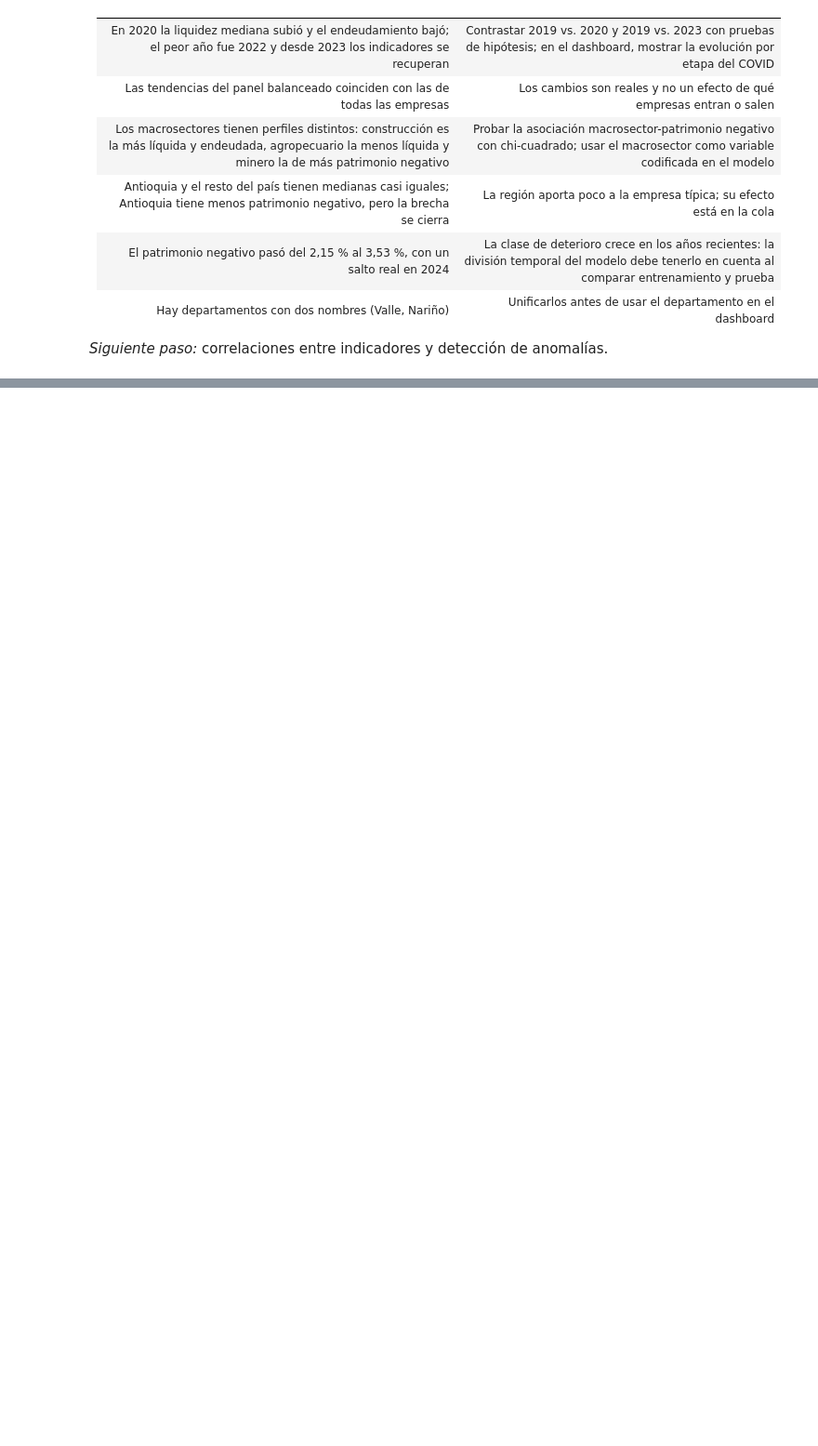
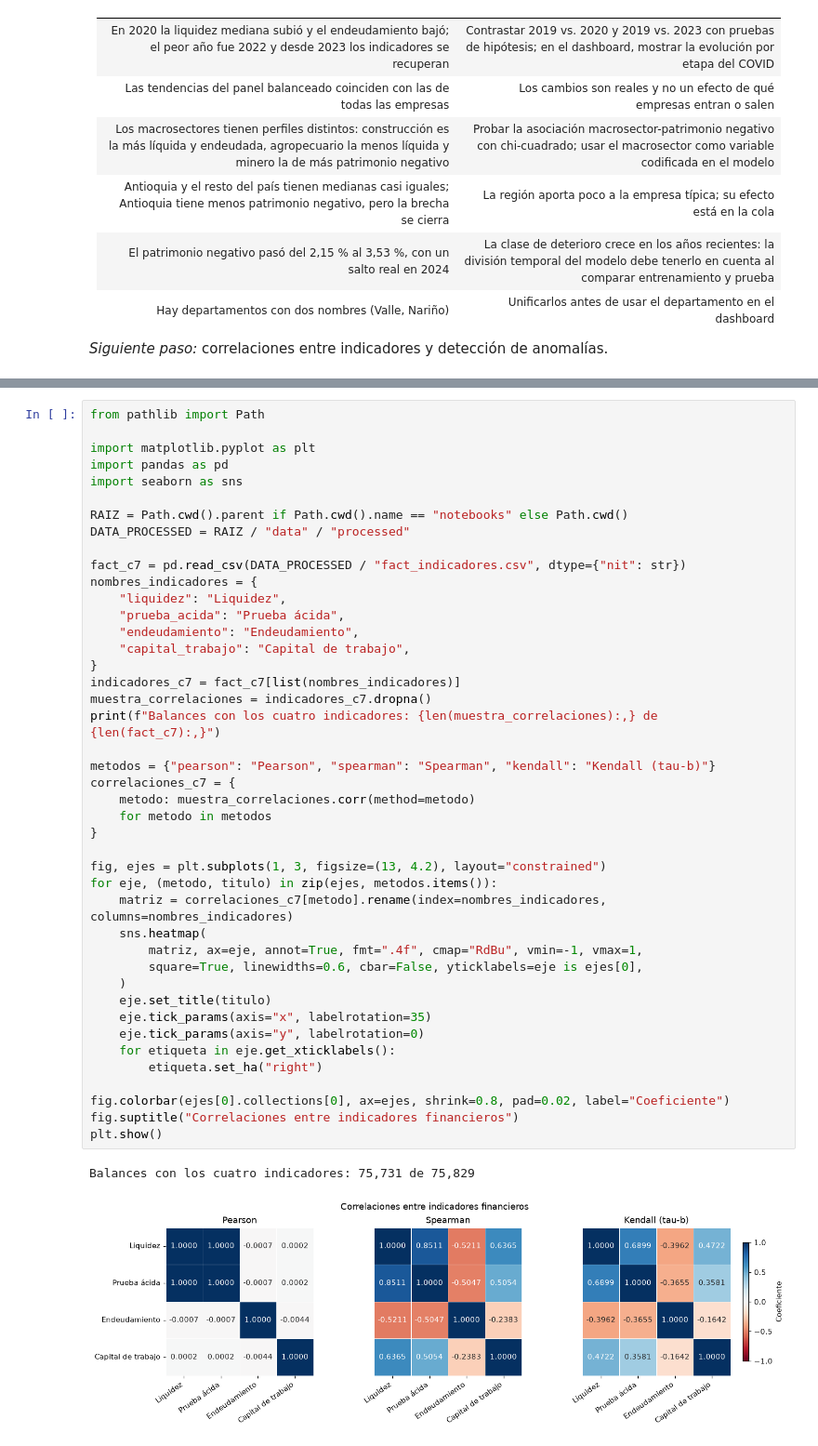
Before and after one commit to JulianHZ711/Final-AnalisisDatos, a Jupyter notebook: notebooks/proyecto_integrador.ipynb, the cells around one changed output, grey strips where cells are left out. Shown at 93% size. Cells and saved outputs as stored; diff of their text form; blank space fills up the shorter version.

Commit message:
Correlaciones y deteccion de anomalias

```diff
--- a/notebooks/proyecto_integrador.ipynb
+++ b/notebooks/proyecto_integrador.ipynb
@@ -2288,0 +2310,46 @@ SERVICIOS     2.63  3.86  3.49  3.83  3.69  4.53  4.40
+# %%
+from pathlib import Path
+
+import matplotlib.pyplot as plt
+import pandas as pd
+import seaborn as sns
+
+RAIZ = Path.cwd().parent if Path.cwd().name == "notebooks" else Path.cwd()
+DATA_PROCESSED = RAIZ / "data" / "processed"
+
+fact_c7 = pd.read_csv(DATA_PROCESSED / "fact_indicadores.csv", dtype={"nit": str})
+nombres_indicadores = {
+    "liquidez": "Liquidez",
+    "prueba_acida": "Prueba ácida",
+    "endeudamiento": "Endeudamiento",
+    "capital_trabajo": "Capital de trabajo",
+}
+indicadores_c7 = fact_c7[list(nombres_indicadores)]
+muestra_correlaciones = indicadores_c7.dropna()
+print(f"Balances con los cuatro indicadores: {len(muestra_correlaciones):,} de {len(fact_c7):,}")
+
+metodos = {"pearson": "Pearson", "spearman": "Spearman", "kendall": "Kendall (tau-b)"}
+correlaciones_c7 = {
+    metodo: muestra_correlaciones.corr(method=metodo)
+    for metodo in metodos
+}
+
+fig, ejes = plt.subplots(1, 3, figsize=(13, 4.2), layout="constrained")
+for eje, (metodo, titulo) in zip(ejes, metodos.items()):
+    matriz = correlaciones_c7[metodo].rename(index=nombres_indicadores, columns=nombres_indicadores)
+    sns.heatmap(
+        matriz, ax=eje, annot=True, fmt=".4f", cmap="RdBu", vmin=-1, vmax=1,
+        square=True, linewidths=0.6, cbar=False, yticklabels=eje is ejes[0],
+    )
+    eje.set_title(titulo)
+    eje.tick_params(axis="x", labelrotation=35)
+    eje.tick_params(axis="y", labelrotation=0)
+    for etiqueta in eje.get_xticklabels():
+        etiqueta.set_ha("right")
+
+fig.colorbar(ejes[0].collections[0], ax=ejes, shrink=0.8, pad=0.02, label="Coeficiente")
+fig.suptitle("Correlaciones entre indicadores financieros")
+plt.show()
+# %% [output]
+Balances con los cuatro indicadores: 75,731 de 75,829
+[figure, added]
```
Also changed, not shown: parts of 6 cells of this notebook.
